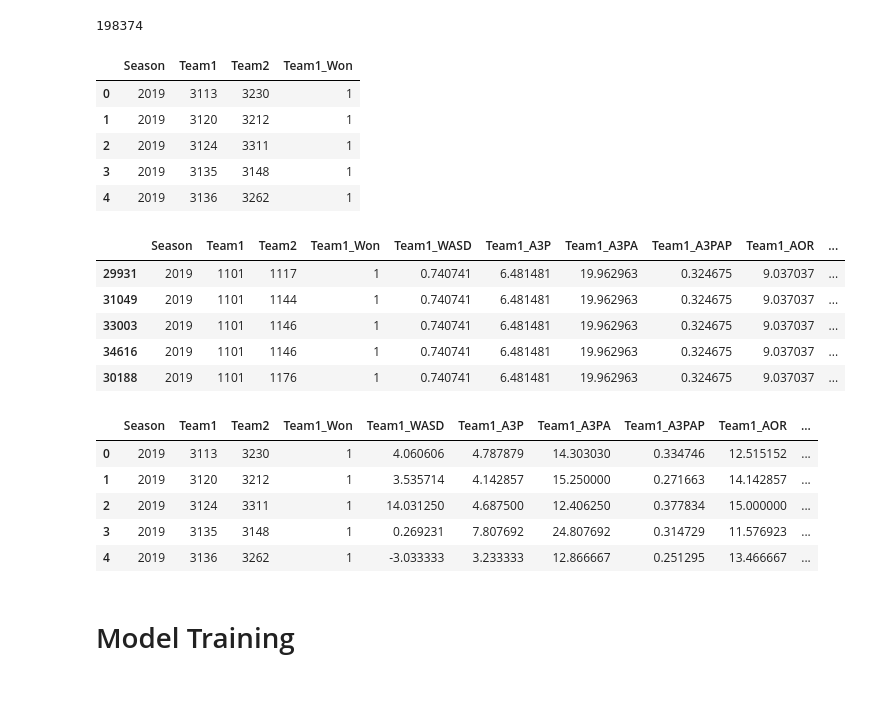
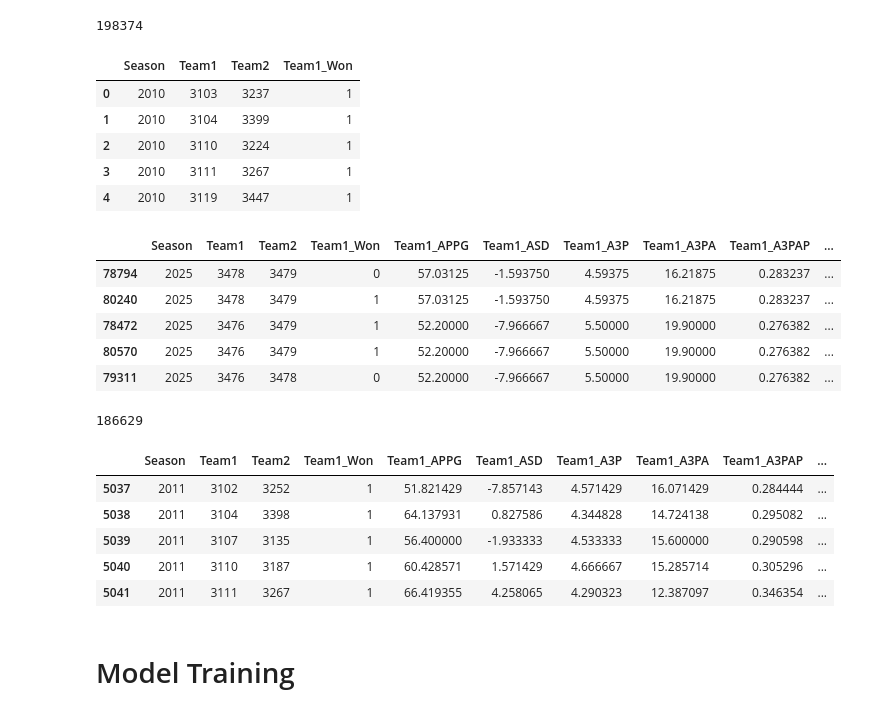
Before and after one commit to UR-Z/March-Madness, a Jupyter notebook: google_march_madness.ipynb, the cells around one changed output. Drawn from its saved outputs; the diff is of its cells as text; code cells hidden in the pictures.

```diff
--- a/google_march_madness.ipynb
+++ b/google_march_madness.ipynb
@@ -184,8 +223,7 @@ SELECT
     END AS Team1_Won
 FROM
     AllRegularSeasonResults R
-WHERE
-    R.Season BETWEEN 2019 AND 2025
+--WHERE R.Season BETWEEN 2019 AND 2025
 """
 
 # Execute the query using SQLAlchemy
@@ -196,15 +234,16 @@ with engine.connect() as connection:
 training_df.head()
 # %% [output]
 |  | Season | Team1 | Team2 | Team1_Won |
-| 0 | 2019 | 3113 | 3230 | 1 |
-| 1 | 2019 | 3120 | 3212 | 1 |
-| 2 | 2019 | 3124 | 3311 | 1 |
-| 3 | 2019 | 3135 | 3148 | 1 |
-| 4 | 2019 | 3136 | 3262 | 1 |
+| 0 | 2010 | 3103 | 3237 | 1 |
+| 1 | 2010 | 3104 | 3399 | 1 |
+| 2 | 2010 | 3110 | 3224 | 1 |
+| 3 | 2010 | 3111 | 3267 | 1 |
+| 4 | 2010 | 3119 | 3447 | 1 |
 # %%
 # 1. Rename columns in feature_df to distinguish features for Team1 and Team2
 feature_df_team1 = feature_df.rename(columns={
-    'average_score_difference': 'Team1_WASD',
+    'average_PPG':'Team1_APPG',
+    'average_score_difference': 'Team1_ASD',
     'average_3_pointers': 'Team1_A3P',
     'average_3_pointers_attempted': 'Team1_A3PA',
     'average_3_point_accuracy': 'Team1_A3PAP',
@@ -213,45 +252,47 @@ feature_df_team1 = feature_df.rename(columns={
 })
 
 feature_df_team2 = feature_df.rename(columns={
-    'average_score_difference': 'Team2_WASD',
+    'average_PPG':'Team2_APPG',
+    'average_score_difference': 'Team2_ASD',
     'average_3_pointers': 'Team2_A3P',
     'average_3_pointers_attempted': 'Team2_A3PA',
     'average_3_point_accuracy': 'Team2_A3PAP',
     'average_offensive_rebound': 'Team2_AOR',
     'average_defensive_rebound': 'Team2_ADR',
 })
 
 # 2. Merge training_df with feature_df_team1 on the 'Season' and 'Team1' columns
 training_with_team1_features = training_df.merge(
     feature_df_team1,
     how='left',  # Left join to keep all rows from training_df
     left_on=['Season', 'Team1'],
     right_on=['prediction_year', 'TeamID']
 )
 
 # 3. Merge training_with_team1_features with feature_df_team2 on the 'Season' and 'Team2' columns
 training_with_both_features = training_with_team1_features.merge(
     feature_df_team2,
     how='left',  # Left join to keep all rows from training_with_team1_features
     left_on=['Season', 'Team2'],
     right_on=['prediction_year', 'TeamID']
 )
 
 # 4. Drop the unnecessary columns (like 'prediction_year' and 'TeamID' from both feature dataframes)
 training_with_both_features = training_with_both_features.drop(columns=['prediction_year_x', 'TeamID_x', 'prediction_year_y','TeamID_y'])
 
 # Now training_with_both_features has the features for both Team1 and Team2
-training_with_both_features.sort_values(by=['Season','Team1','Team2'],ascending=True).head()
+training_with_both_features.sort_values(by=['Season','Team1','Team2'],ascending=False).head()
 # %% [output]
-|  | Season | Team1 | Team2 | Team1_Won | Team1_WASD | Team1_A3P | Team1_A3PA | Team1_A3PAP | Team1_AOR | ... |
-| 29931 | 2019 | 1101 | 1117 | 1 | 0.740741 | 6.481481 | 19.962963 | 0.324675 | 9.037037 | ... |
-| 31049 | 2019 | 1101 | 1144 | 1 | 0.740741 | 6.481481 | 19.962963 | 0.324675 | 9.037037 | ... |
-| 33003 | 2019 | 1101 | 1146 | 1 | 0.740741 | 6.481481 | 19.962963 | 0.324675 | 9.037037 | ... |
-| 34616 | 2019 | 1101 | 1146 | 1 | 0.740741 | 6.481481 | 19.962963 | 0.324675 | 9.037037 | ... |
-| 30188 | 2019 | 1101 | 1176 | 1 | 0.740741 | 6.481481 | 19.962963 | 0.324675 | 9.037037 | ... |
+|  | Season | Team1 | Team2 | Team1_Won | Team1_APPG | Team1_ASD | Team1_A3P | Team1_A3PA | Team1_A3PAP | ... |
+| 78794 | 2025 | 3478 | 3479 | 0 | 57.03125 | -1.593750 | 4.59375 | 16.21875 | 0.283237 | ... |
+| 80240 | 2025 | 3478 | 3479 | 1 | 57.03125 | -1.593750 | 4.59375 | 16.21875 | 0.283237 | ... |
+| 78472 | 2025 | 3476 | 3479 | 1 | 52.20000 | -7.966667 | 5.50000 | 19.90000 | 0.276382 | ... |
+| 80570 | 2025 | 3476 | 3479 | 1 | 52.20000 | -7.966667 | 5.50000 | 19.90000 | 0.276382 | ... |
+| 79311 | 2025 | 3476 | 3478 | 0 | 52.20000 | -7.966667 | 5.50000 | 19.90000 | 0.276382 | ... |
 # %%
 def prepare_data(df):
     games = df
+    games = games.dropna()
     # games['WTeamWon'] = 1
     # games_reversed = games[games.WTeamID < games.LTeamID].copy()
     # games_reversed[['WTeamID', 'LTeamID']] = games_reversed[['LTeamID', 'WTeamID']]
@@ -261,14 +302,16 @@ def prepare_data(df):
     return games
 
 training_with_both_features = prepare_data(training_with_both_features)
+print(len(training_with_both_features))
 training_with_both_features.head()
 # %% [output]
+186629
-|  | Season | Team1 | Team2 | Team1_Won | Team1_WASD | Team1_A3P | Team1_A3PA | Team1_A3PAP | Team1_AOR | ... |
-| 0 | 2019 | 3113 | 3230 | 1 | 4.060606 | 4.787879 | 14.303030 | 0.334746 | 12.515152 | ... |
-| 1 | 2019 | 3120 | 3212 | 1 | 3.535714 | 4.142857 | 15.250000 | 0.271663 | 14.142857 | ... |
-| 2 | 2019 | 3124 | 3311 | 1 | 14.031250 | 4.687500 | 12.406250 | 0.377834 | 15.000000 | ... |
-| 3 | 2019 | 3135 | 3148 | 1 | 0.269231 | 7.807692 | 24.807692 | 0.314729 | 11.576923 | ... |
-| 4 | 2019 | 3136 | 3262 | 1 | -3.033333 | 3.233333 | 12.866667 | 0.251295 | 13.466667 | ... |
+|  | Season | Team1 | Team2 | Team1_Won | Team1_APPG | Team1_ASD | Team1_A3P | Team1_A3PA | Team1_A3PAP | ... |
+| 5037 | 2011 | 3102 | 3252 | 1 | 51.821429 | -7.857143 | 4.571429 | 16.071429 | 0.284444 | ... |
+| 5038 | 2011 | 3104 | 3398 | 1 | 64.137931 | 0.827586 | 4.344828 | 14.724138 | 0.295082 | ... |
+| 5039 | 2011 | 3107 | 3135 | 1 | 56.400000 | -1.933333 | 4.533333 | 15.600000 | 0.290598 | ... |
+| 5040 | 2011 | 3110 | 3187 | 1 | 60.428571 | 1.571429 | 4.666667 | 15.285714 | 0.305296 | ... |
+| 5041 | 2011 | 3111 | 3267 | 1 | 66.419355 | 4.258065 | 4.290323 | 12.387097 | 0.346354 | ... |
 # %% [markdown]
 # Model Training
 # %%
```
Also changed, not shown: parts of 12 cells of this notebook.
